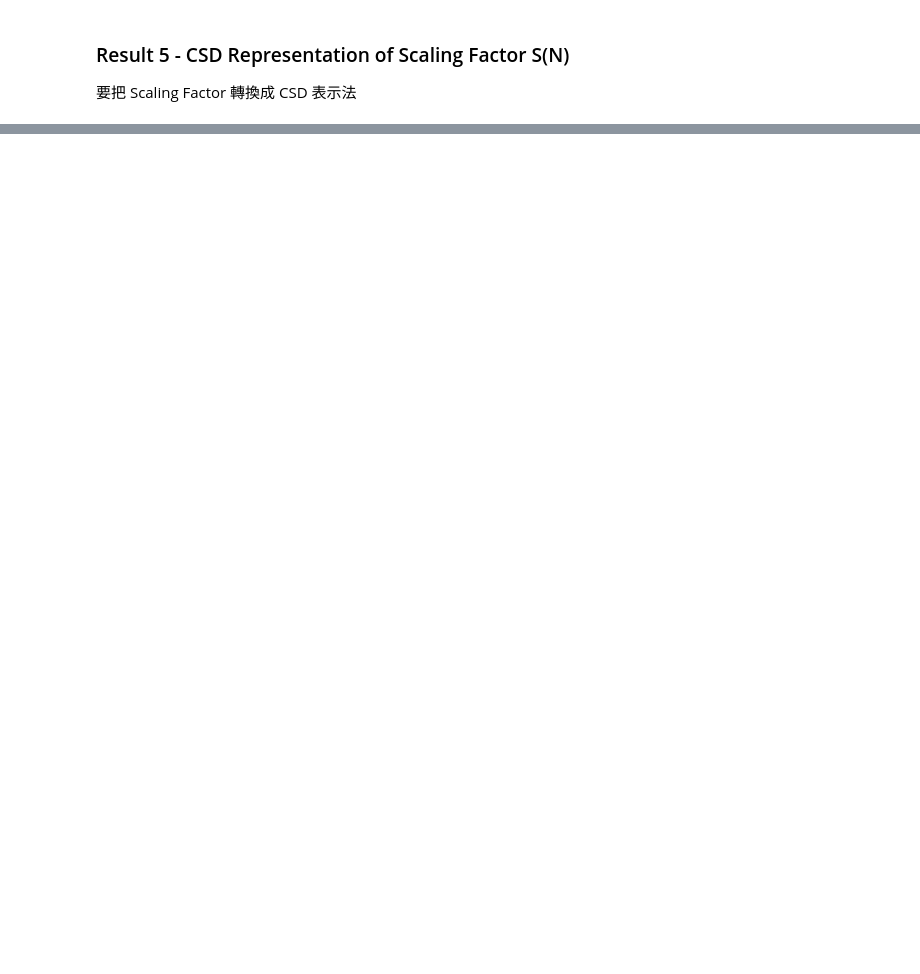
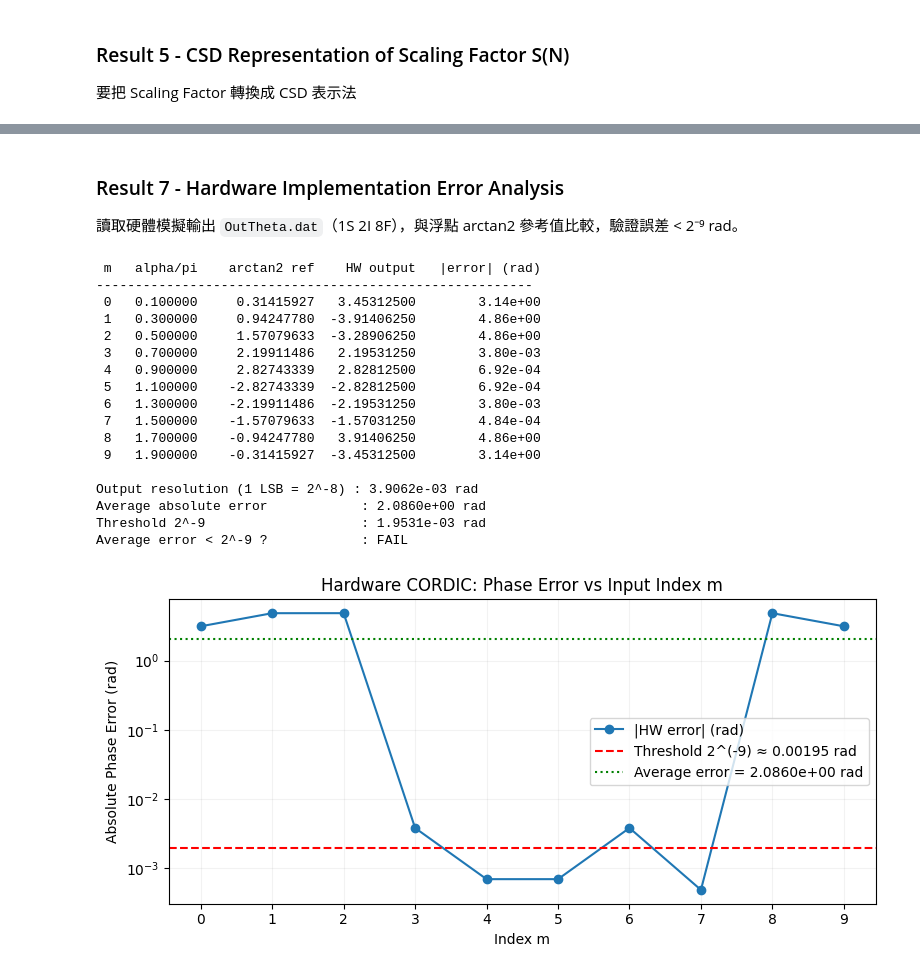
Before and after one commit to akira2963753/DSP-In-VLSI, a Jupyter notebook: HW4-CORDIC/HW4.ipynb, the cells around one changed output, grey strips where cells are left out. Saved outputs shown, nothing was run; the diff lists cells and outputs as text; code cells hidden in the pictures; blank space fills up the shorter version.

```diff
--- a/HW4-CORDIC/HW4.ipynb
+++ b/HW4-CORDIC/HW4.ipynb
@@ -340,0 +429,75 @@ CSD approximation of S(10) with w_csd = 11 bits
+# %% [markdown]
+### Result 7 - Hardware Implementation Error Analysis
+讀取硬體模擬輸出 `OutTheta.dat`（1S 2I 8F），與浮點 arctan2 參考值比較，驗證誤差 < 2⁻⁹ rad。
+# %%
+# ── Parameters ────────────────────────────────────────────────────────────────
+W_THETA  = 8    # fractional bits of OutTheta (1S 2I 8F)
+TOTAL_TW = 11   # total bits
+
+# ── Read hardware output ───────────────────────────────────────────────────────
+hw_dat = os.path.join(os.path.dirname(os.path.abspath("HW4.ipynb")),
+                      "00_TESTBED", "src", "OutTheta.dat")
+
+with open(hw_dat) as f:
+    lines = [l.strip() for l in f if l.strip()]
+
+def twos_complement_to_float(bin_str, w_frac, total_bits):
+    """11-bit two's complement binary string → signed float (1S 2I 8F)."""
+    val = int(bin_str, 2)
+    if val >= (1 << (total_bits - 1)):   # MSB = 1 → negative
+        val -= (1 << total_bits)
+    return val / (2 ** w_frac)
+
+hw_theta = np.array([twos_complement_to_float(l, W_THETA, TOTAL_TW) for l in lines])
+
+# ── Reference: floating-point arctan2 ────────────────────────────────────────
+# phase_ref and alpha_m are already defined in earlier cells
+errors = np.abs(hw_theta - phase_ref)
+avg_error = np.mean(errors)
+
+# ── Print table ───────────────────────────────────────────────────────────────
+# Note: requirement is AVERAGE error < 2^-9, not every individual error.
+#       Individual errors can exceed 2^-9 because output resolution = 2^-8 > 2^-9.
+print(f"{'m':>2}  {'alpha/pi':>9}  {'arctan2 ref':>13}  {'HW output':>11}  {'|error| (rad)':>14}")
+print("-" * 56)
+for m in range(10):
+    print(f"{m:>2}  {alpha_m[m]/np.pi:>9.6f}  {phase_ref[m]:>13.8f}  {hw_theta[m]:>11.8f}  {errors[m]:>14.2e}")
+
+print(f"\nOutput resolution (1 LSB = 2^-8) : {2**-8:.4e} rad")
+print(f"Average absolute error            : {avg_error:.4e} rad")
+print(f"Threshold 2^-9                    : {threshold:.4e} rad")
+print(f"Average error < 2^-9 ?            : {'PASS' if avg_error < threshold else 'FAIL'}")
+
+# ── Plot ──────────────────────────────────────────────────────────────────────
+plt.figure(figsize=(8, 4))
+plt.semilogy(range(10), errors, marker='o', markersize=6, label='|HW error| (rad)')
+plt.axhline(threshold, color='r', linestyle='--', label=f'Threshold 2^(-9) ≈ {threshold:.5f} rad')
+plt.axhline(avg_error, color='g', linestyle=':', label=f'Average error = {avg_error:.4e} rad')
+plt.xlabel('Index m')
+plt.ylabel('Absolute Phase Error (rad)')
+plt.title('Hardware CORDIC: Phase Error vs Input Index m')
+plt.xticks(range(10))
+plt.legend()
+plt.grid(True, color='gray', alpha=0.1)
+plt.minorticks_off()
+plt.tight_layout()
+plt.show()
+# %% [output]
+ m   alpha/pi    arctan2 ref    HW output   |error| (rad)
+--------------------------------------------------------
+ 0   0.100000     0.31415927   3.45312500        3.14e+00
+ 1   0.300000     0.94247780  -3.91406250        4.86e+00
+ 2   0.500000     1.57079633  -3.28906250        4.86e+00
+ 3   0.700000     2.19911486   2.19531250        3.80e-03
+ 4   0.900000     2.82743339   2.82812500        6.92e-04
+ 5   1.100000    -2.82743339  -2.82812500        6.92e-04
+ 6   1.300000    -2.19911486  -2.19531250        3.80e-03
+ 7   1.500000    -1.57079633  -1.57031250        4.84e-04
+ 8   1.700000    -0.94247780   3.91406250        4.86e+00
+ 9   1.900000    -0.31415927  -3.45312500        3.14e+00
+
+Output resolution (1 LSB = 2^-8) : 3.9062e-03 rad
+Average absolute error            : 2.0860e+00 rad
+Threshold 2^-9                    : 1.9531e-03 rad
+Average error < 2^-9 ?            : FAIL
+[figure, added]
```
Also changed, not shown: parts of 9 cells of this notebook, 11 other files.
